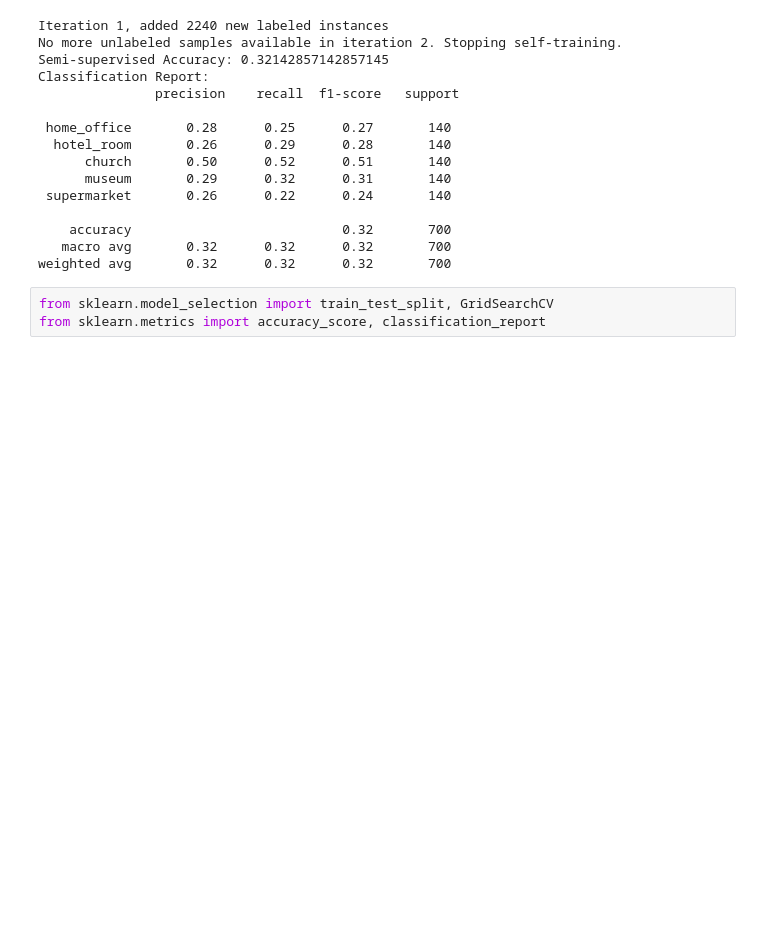
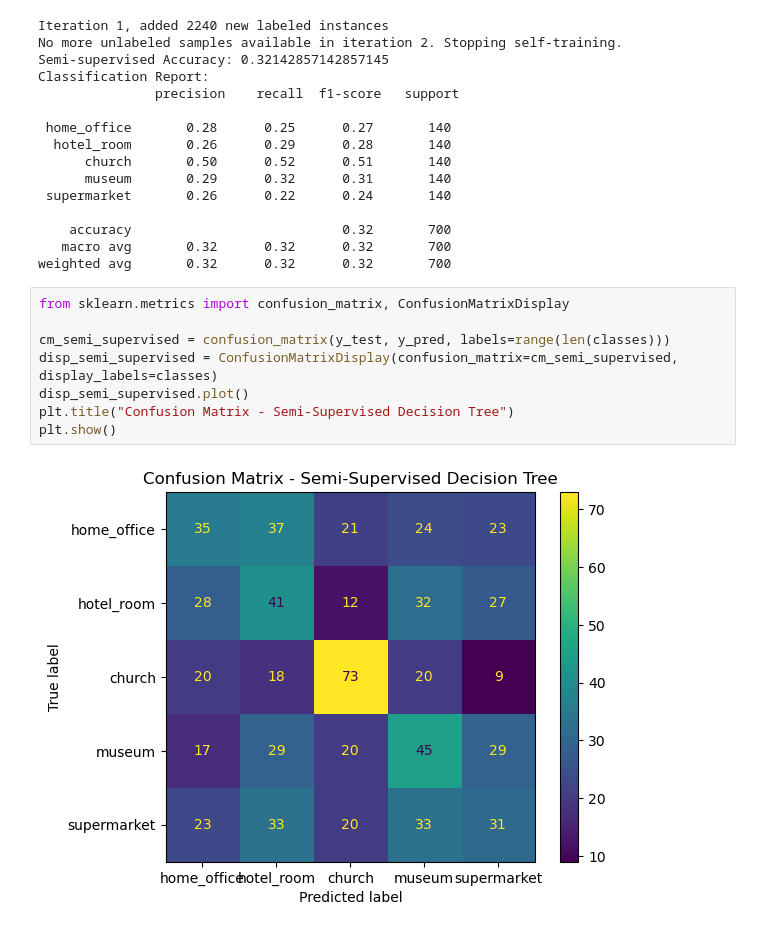
Before and after one commit to itshisher/COMP6721_Summer2024_Course_Project, a Jupyter notebook: Decision Trees /Semi-supervised /semi-supervised DT.ipynb, the cells around one changed output. Cells and saved outputs as stored; diff of their text form; blank space fills up the shorter version.

Commit message:
confusion matrices added for both DT methods

```diff
--- a/Decision Trees /Semi-supervised /semi-supervised DT.ipynb
+++ b/Decision Trees /Semi-supervised /semi-supervised DT.ipynb
@@ -226,5 +224,12 @@ Classification Report:
    macro avg       0.32      0.32      0.32       700
 weighted avg       0.32      0.32      0.32       700
 # %%
-from sklearn.model_selection import train_test_split, GridSearchCV
-from sklearn.metrics import accuracy_score, classification_report
+from sklearn.metrics import confusion_matrix, ConfusionMatrixDisplay
+
+cm_semi_supervised = confusion_matrix(y_test, y_pred, labels=range(len(classes)))
+disp_semi_supervised = ConfusionMatrixDisplay(confusion_matrix=cm_semi_supervised, display_labels=classes)
+disp_semi_supervised.plot()
+plt.title("Confusion Matrix - Semi-Supervised Decision Tree")
+plt.show()
+# %% [output]
+[figure, added]
```
Also changed, not shown: parts of 2 cells of this notebook, 1 other file.
